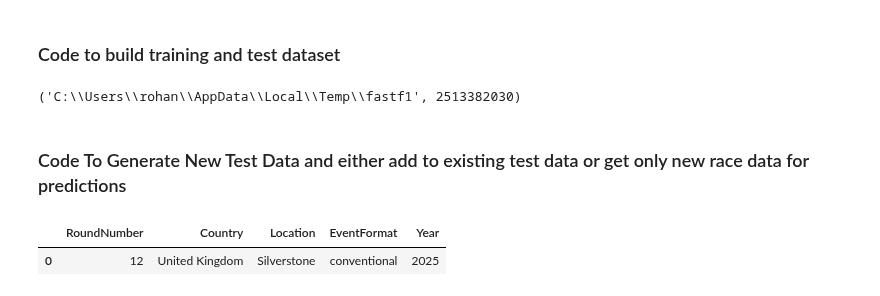
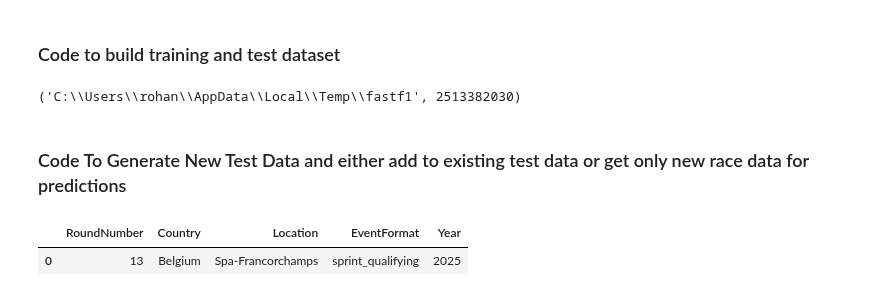
Before and after one commit to rohank36/f1, a Jupyter notebook: data.ipynb, the cells around one changed output. Cells and saved outputs as stored; diff of their text form; code cells hidden in the pictures.

Commit message:
belgium race

```diff
--- a/data.ipynb
+++ b/data.ipynb
@@ -448,11 +448,11 @@ meetings_df = get_meetings_df(2025)
 # %%
 test_data = pd.read_csv("data/test_data_new.csv")
 # %%
-new_race_df = meetings_df.iloc[[11]].reset_index(drop=True) # edit which race(s) you want to add here
+new_race_df = meetings_df.iloc[[12]].reset_index(drop=True) # edit which race(s) you want to add here
 new_race_df
 # %% [output]
 |  | RoundNumber | Country | Location | EventFormat | Year |
-| 0 | 12 | United Kingdom | Silverstone | conventional | 2025 |
+| 0 | 13 | Belgium | Spa-Francorchamps | sprint_qualifying | 2025 |
 # %%
 final_df = get_data(new_race_df,is_test_data_for_pred)
 # %% [output]
```
Also changed, not shown: parts of 2 cells of this notebook, 4 other files.
